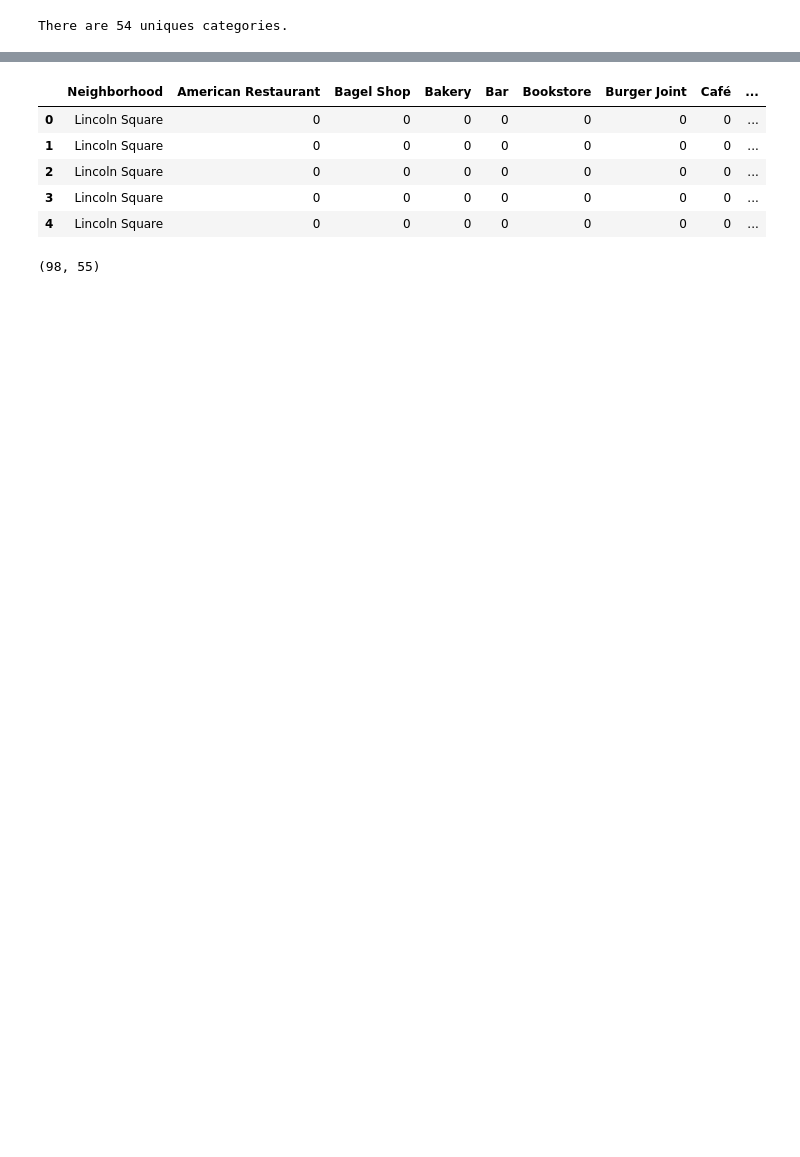
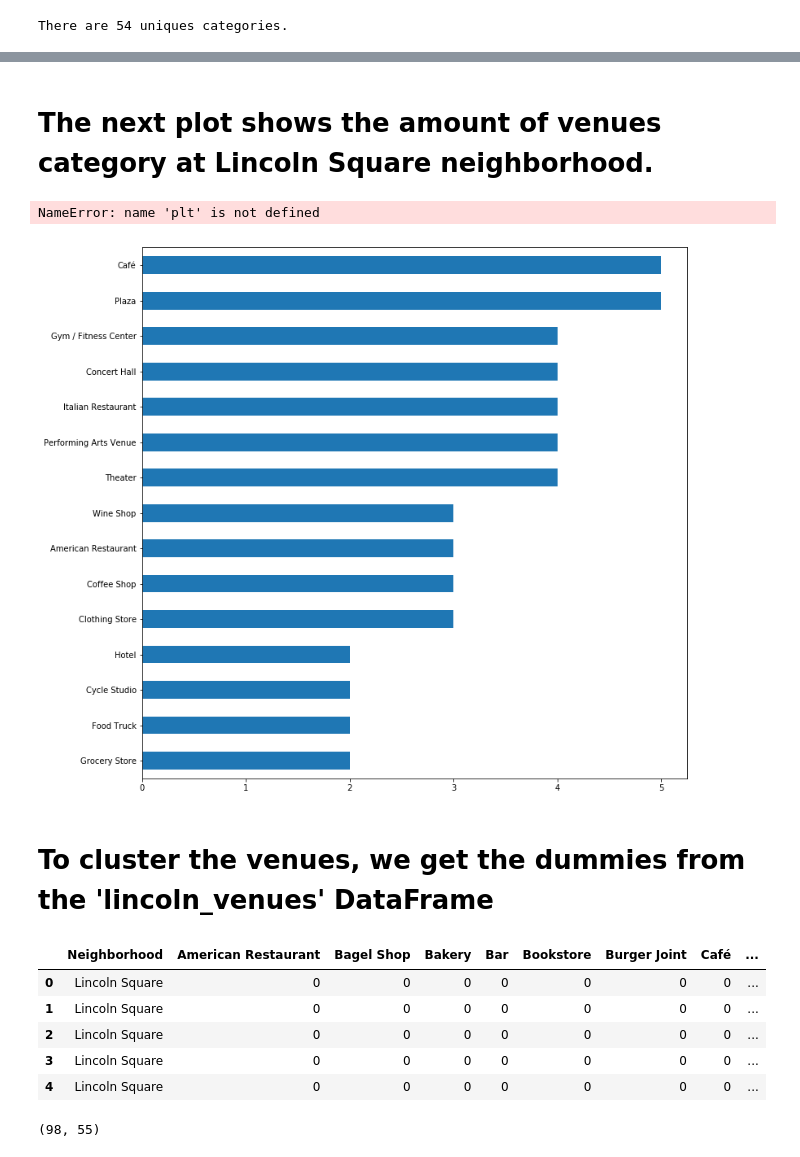
Before and after one commit to ODHM86/Coursera_Capstone, a Jupyter notebook: FINAL_PROJECT_COURSE9_WEEK5.ipynb, the cells around one changed output, grey strips where cells are left out. Saved outputs shown, nothing was run; the diff lists cells and outputs as text; code cells hidden in the pictures; blank space fills up the shorter version.

```diff
--- a/FINAL_PROJECT_COURSE9_WEEK5.ipynb
+++ b/FINAL_PROJECT_COURSE9_WEEK5.ipynb
@@ -301,0 +318,3 @@ AttributeError: 'DataFrame' object has no attribute 'values_count'
+# %%
+plot_venues_lincoln=pd.DataFrame(lincoln_venues['Venue Category'].value_counts())
+plot_venues_lincoln.head()
@@ -302,3 +328,41 @@ AttributeError: 'DataFrame' object has no attribute 'values_count'
+# %% [markdown]
+<h1>The next plot shows the amount of venues category at Lincoln Square neighborhood.</h1>
+# %%
+plot_venues_lincoln.sort_values(['Venue Category'], ascending=True, axis=0, inplace=True)
+
+# get the top 5 entries
+venues_top15 = plot_venues_lincoln['Venue Category'].tail(15)
+#df_top15
+# transpose the dataframe
+#df_top15 = df_top15[years].transpose()
+venues_top15.plot(kind='barh', figsize=(12, 12), rot=0)
+
+plt.xlabel('Number of venues')
+plt.ylabel('Amount of venue category')
+plt.title('Venue categories')
+
+# Annotate arrow
+plt.annotate('',                      # s: str. will leave it blank for no text
+             xy=(32, 70),             # place head of the arrow at point (year 2012 , pop 70)
+             xytext=(28, 20),         # place base of the arrow at point (year 2008 , pop 20)
+             xycoords='data',         # will use the coordinate system of the object being annotated
+             arrowprops=dict(arrowstyle='->', connectionstyle='arc3', color='blue', lw=2)
+            )
+
+# Annotate Text
+plt.annotate('2008 - 2011 Financial Crisis', # text to display
+             xy=(28, 30),                    # start the text at at point (year 2008 , pop 30)
+             rotation=72.5,                  # based on trial and error to match the arrow
+             va='bottom',                    # want the text to be vertically 'bottom' aligned
+             ha='left',                      # want the text to be horizontally 'left' algned.
+            )
+
+plt.show()
+# %% [output]
+NameError: name 'plt' is not defined
+[figure, added]
+# %% [markdown]
+<h1>To cluster the venues, we get the dummies from the 'lincoln_venues' DataFrame</h1>
 # %%
 # one hot encoding
 lincoln_onehot = pd.get_dummies(lincoln_venues[['Venue Category']], prefix="", prefix_sep="")
```
Also changed, not shown: parts of 18 cells of this notebook.
